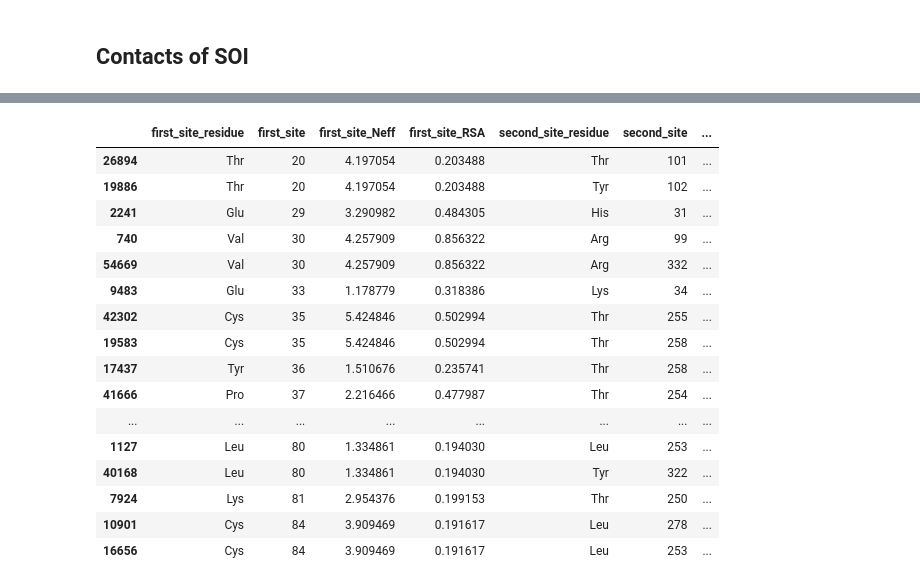
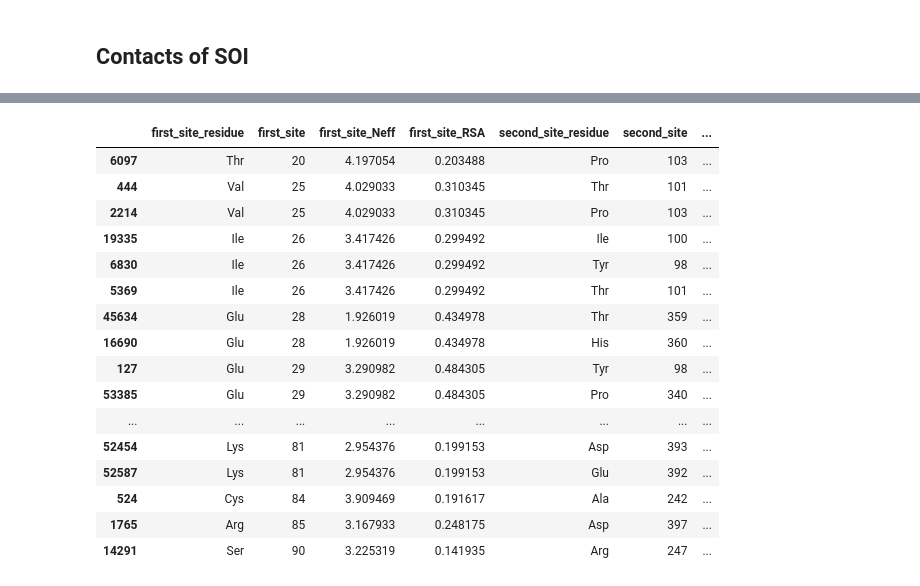
Before and after one commit to ziul-bio/alpnsp, a Jupyter notebook: notebooks/alphavirus_nsP4_DCA.ipynb, the cells around one changed output, grey strips where cells are left out. Drawn from its saved outputs; the diff is of its cells as text; code cells hidden in the pictures.

```diff
--- a/notebooks/alphavirus_nsP4_DCA.ipynb
+++ b/notebooks/alphavirus_nsP4_DCA.ipynb
@@ -553,7 +352,8 @@ cov_ext_Nter_neff
 # %% [markdown]
 ### Adding distance in Å
 # %%
-extended_contact = pd.read_table('../results/Distance/nsP4/nsp4-SAXS-extended-conf-MDsimulated_V25E91_LUO_distance.txt')
+#extended_contact = pd.read_table('../results/Distance/nsP4/nsp4-SAXS-extended-conf-MDsimulated_V25E91_LUO_distance.txt')
+extended_contact = pd.read_table('../results/Distance/nsP4/nsp4-SAXS-extended-conf-MDsimulated_V25E91_LUO_distance_Nter150.txt')
 cols=['Contact',	'Residue1_Name',	'Residue1_Pos',	'Residue2_Name',	'Residue2_Pos',	'Pairs',]
 df = cov_ext_Nter_neff.merge(extended_contact, left_on='Tuple', right_on='Pairs', how='inner').drop(cols, axis=1)
 df
@@ -602,7 +402,7 @@ cols =['first_site_residue', 'first_site', 'first_site_Neff','first_site_RSA',
        'second_site_residue', 'second_site', 'second_site_Neff',  'second_site_RSA',
        'Tuple', 'APC', 'Zscore', 'Distance(Å)', ].copy()
 
-df2 = df[cols]
+df2 = df[cols].copy()
 df2
 # %% [output]
 |  | first_site_residue | first_site | first_site_Neff | first_site_RSA | second_site_residue | second_site | ... |
@@ -620,0 +421,7 @@ df2
+# %%
+# sites = [20, 21, 25, 26, 28, 29, 30, 31, 33, 35, 37, 38, 70, 73, 76, 77, 80, 81, 84, 85, 90]
+
+# df2.query('(first_site in @sites | second_site in @sites) & (Zscore > 2.0 & `Distance(Å)` < 10)')#['Tuple']
+df2['abs_diff_RSA'] = df2.apply(lambda row: abs(row['first_site_RSA'] - row['second_site_RSA']), axis=1)
+df2.drop(['Tuple', 'APC'], axis=1, inplace=True)
+df2
@@ -651,23 +479,47 @@ ext_cont
+# %%
+pairs = [
+    (20, 103),
+    (25, 101), (25, 103),
+    (26, 98),  (26, 100), (26, 101),
+    (28, 359), (28, 360),
+    (29, 98),  (29, 340),
+    (31, 339), (31, 340), (31, 341), (31, 456),
+    (33, 34),
+    (35, 231),
+    (37, 235),
+    (38, 41), (38, 230),
+    (70, 235),
+    (73, 239),
+    (76, 239),
+    (77, 238), (77, 239),
+    (80, 239), (80, 242),
+    (81, 392), (81, 393),
+    (84, 242),
+    (85, 397),
+    (90, 247),
+    ]
 # %%
-pairs = [str(x) for x in compact_cont['contact_pairs'].values]
+#pairs = [str(x) for x in compact_cont['contact_pairs'].values]
+pairs = [str(x) for x in pairs]
 res = df2.query('Tuple in @pairs')
-res.sort_values('first_site')
+res= res.sort_values('first_site')
+res
 # %% [output]
 |  | first_site_residue | first_site | first_site_Neff | first_site_RSA | second_site_residue | second_site | ... |
-| 26894 | Thr | 20 | 4.197054 | 0.203488 | Thr | 101 | ... |
-| 19886 | Thr | 20 | 4.197054 | 0.203488 | Tyr | 102 | ... |
-| 2241 | Glu | 29 | 3.290982 | 0.484305 | His | 31 | ... |
-| 740 | Val | 30 | 4.257909 | 0.856322 | Arg | 99 | ... |
-| 54669 | Val | 30 | 4.257909 | 0.856322 | Arg | 332 | ... |
-| 9483 | Glu | 33 | 1.178779 | 0.318386 | Lys | 34 | ... |
-| 42302 | Cys | 35 | 5.424846 | 0.502994 | Thr | 255 | ... |
-| 19583 | Cys | 35 | 5.424846 | 0.502994 | Thr | 258 | ... |
-| 17437 | Tyr | 36 | 1.510676 | 0.235741 | Thr | 258 | ... |
-| 41666 | Pro | 37 | 2.216466 | 0.477987 | Thr | 254 | ... |
+| 6097 | Thr | 20 | 4.197054 | 0.203488 | Pro | 103 | ... |
+| 444 | Val | 25 | 4.029033 | 0.310345 | Thr | 101 | ... |
+| 2214 | Val | 25 | 4.029033 | 0.310345 | Pro | 103 | ... |
+| 19335 | Ile | 26 | 3.417426 | 0.299492 | Ile | 100 | ... |
+| 6830 | Ile | 26 | 3.417426 | 0.299492 | Tyr | 98 | ... |
+| 5369 | Ile | 26 | 3.417426 | 0.299492 | Thr | 101 | ... |
+| 45634 | Glu | 28 | 1.926019 | 0.434978 | Thr | 359 | ... |
+| 16690 | Glu | 28 | 1.926019 | 0.434978 | His | 360 | ... |
+| 127 | Glu | 29 | 3.290982 | 0.484305 | Tyr | 98 | ... |
+| 53385 | Glu | 29 | 3.290982 | 0.484305 | Pro | 340 | ... |
 | ... | ... | ... | ... | ... | ... | ... | ... |
-| 1127 | Leu | 80 | 1.334861 | 0.194030 | Leu | 253 | ... |
-| 40168 | Leu | 80 | 1.334861 | 0.194030 | Tyr | 322 | ... |
-| 7924 | Lys | 81 | 2.954376 | 0.199153 | Thr | 250 | ... |
-| 10901 | Cys | 84 | 3.909469 | 0.191617 | Leu | 278 | ... |
-| 16656 | Cys | 84 | 3.909469 | 0.191617 | Leu | 253 | ... |
+| 52454 | Lys | 81 | 2.954376 | 0.199153 | Asp | 393 | ... |
+| 52587 | Lys | 81 | 2.954376 | 0.199153 | Glu | 392 | ... |
+| 524 | Cys | 84 | 3.909469 | 0.191617 | Ala | 242 | ... |
+| 1765 | Arg | 85 | 3.167933 | 0.248175 | Asp | 397 | ... |
+| 14291 | Ser | 90 | 3.225319 | 0.141935 | Arg | 247 | ... |
 # %%
```
Also changed, not shown: parts of 47 cells of this notebook, 3 other files.
